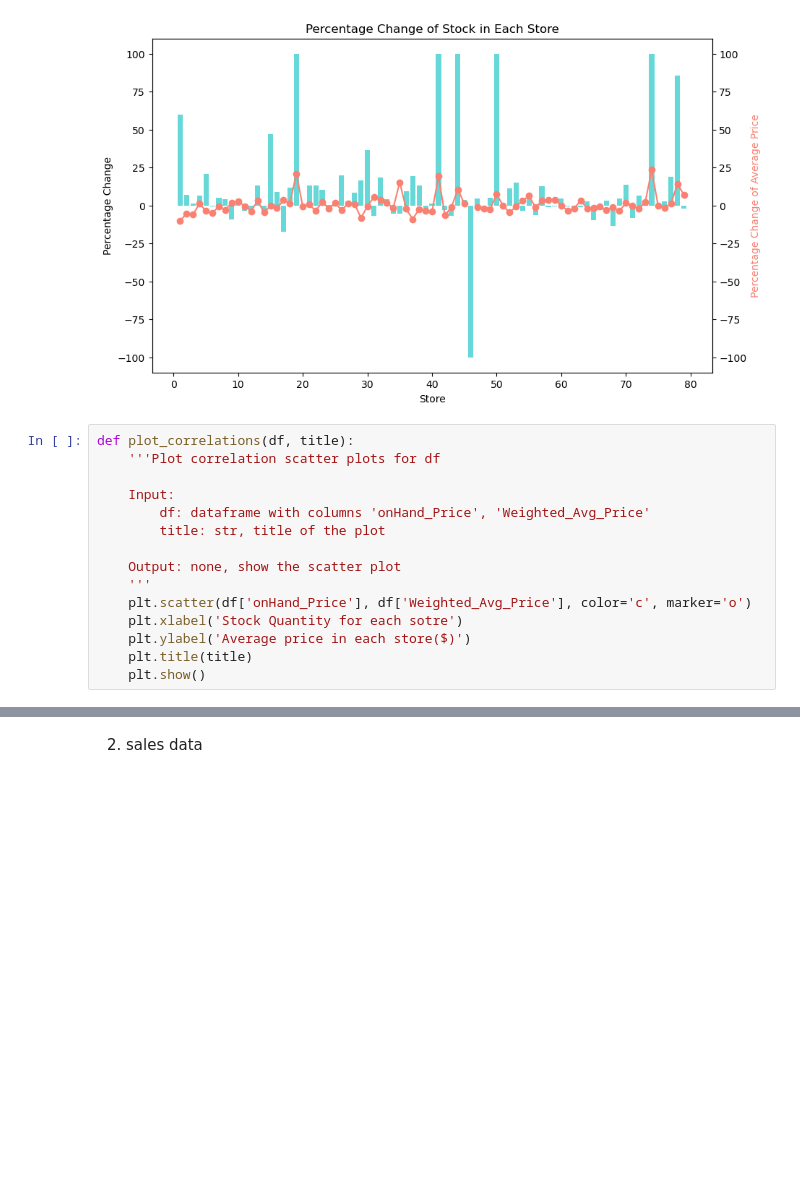
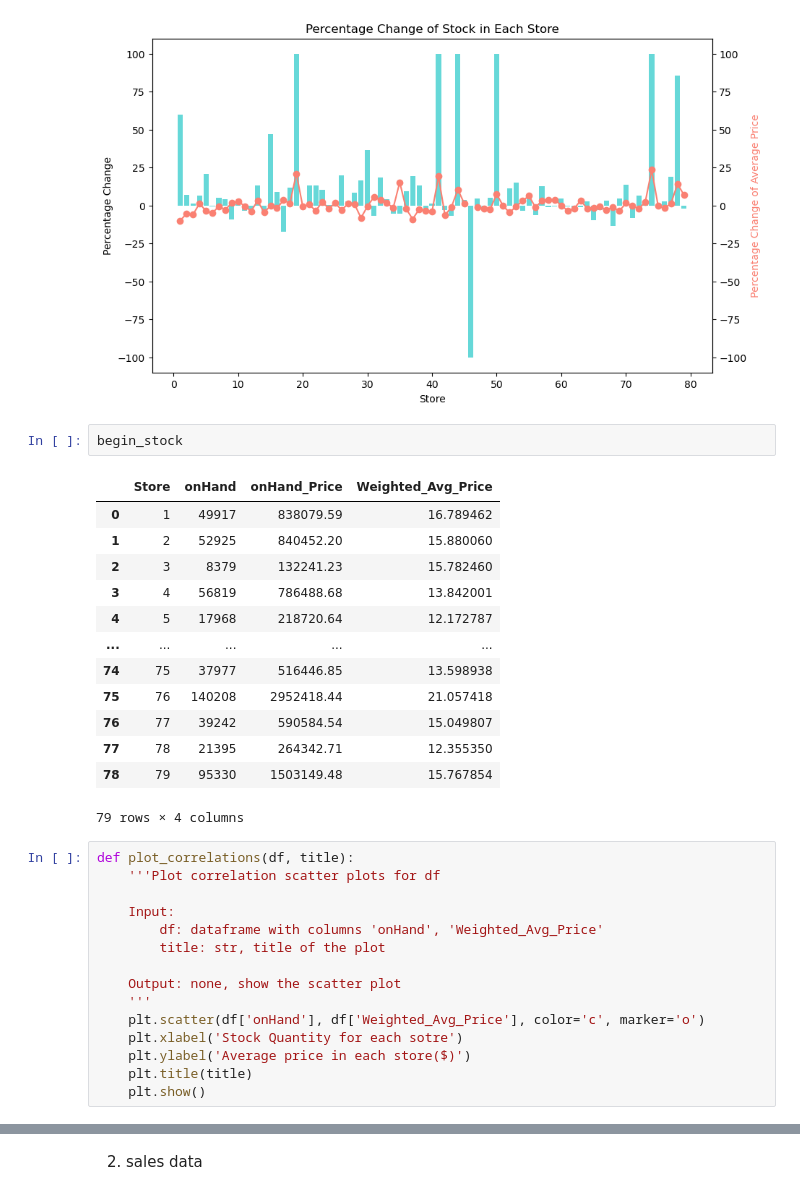
Before and after one commit to Leullque/ece143_group10, a Jupyter notebook: visualization.ipynb, the cells around one changed output, grey strips where cells are left out. Cells and saved outputs as stored; diff of their text form; blank space fills up the shorter version.

```diff
--- a/visualization.ipynb
+++ b/visualization.ipynb
@@ -130,17 +130,33 @@ ax2.set_ylim(ax.get_ylim())
 plt.show()
 # %% [output]
 [figure]
+# %%
+begin_stock
+# %% [output]
+|  | Store | onHand | onHand_Price | Weighted_Avg_Price |
+| 0 | 1 | 49917 | 838079.59 | 16.789462 |
+| 1 | 2 | 52925 | 840452.20 | 15.880060 |
+| 2 | 3 | 8379 | 132241.23 | 15.782460 |
+| 3 | 4 | 56819 | 786488.68 | 13.842001 |
+| 4 | 5 | 17968 | 218720.64 | 12.172787 |
+| ... | ... | ... | ... | ... |
+| 74 | 75 | 37977 | 516446.85 | 13.598938 |
+| 75 | 76 | 140208 | 2952418.44 | 21.057418 |
+| 76 | 77 | 39242 | 590584.54 | 15.049807 |
+| 77 | 78 | 21395 | 264342.71 | 12.355350 |
+| 78 | 79 | 95330 | 1503149.48 | 15.767854 |
+79 rows × 4 columns
 # %%
 def plot_correlations(df, title):
     '''Plot correlation scatter plots for df
 
     Input:
-        df: dataframe with columns 'onHand_Price', 'Weighted_Avg_Price'
+        df: dataframe with columns 'onHand', 'Weighted_Avg_Price'
         title: str, title of the plot
 
     Output: none, show the scatter plot
     '''
-    plt.scatter(df['onHand_Price'], df['Weighted_Avg_Price'], color='c', marker='o')
+    plt.scatter(df['onHand'], df['Weighted_Avg_Price'], color='c', marker='o')
     plt.xlabel('Stock Quantity for each sotre')
     plt.ylabel('Average price in each store($)')
     plt.title(title)
```
Also changed, not shown: parts of 4 cells of this notebook.
